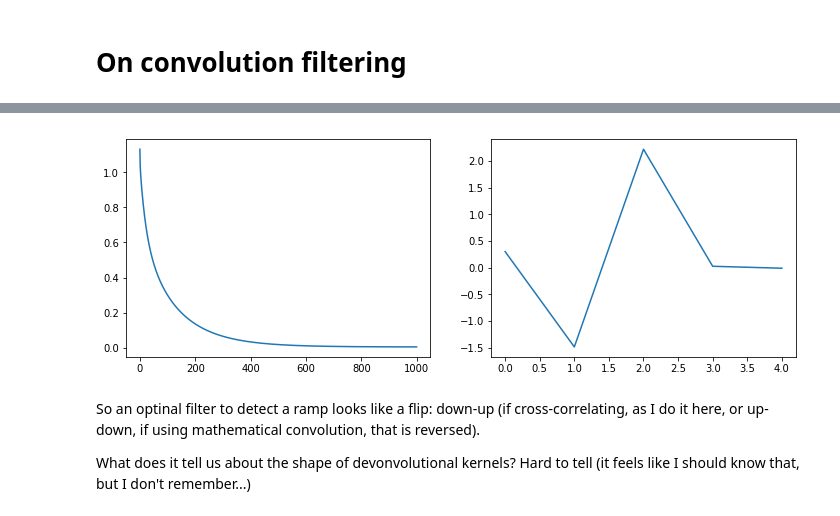
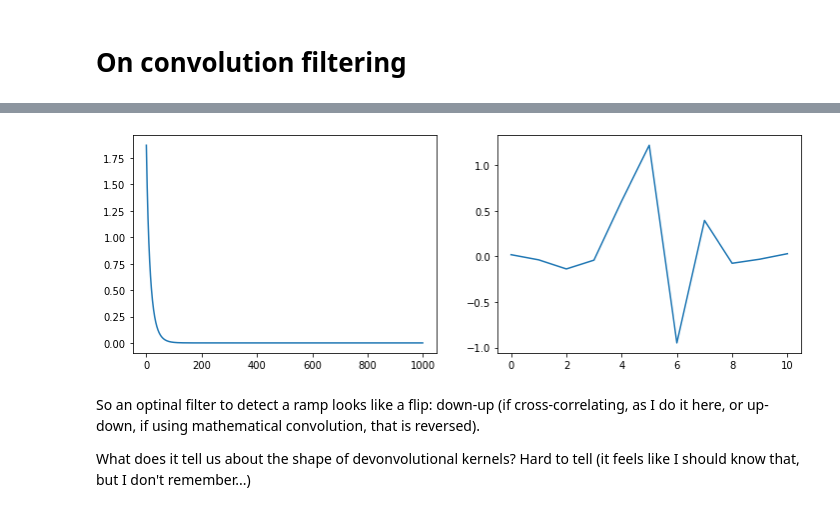
Before and after one commit to khakhalin/Sketches, a Jupyter notebook: sklearn_experiments/convolution.ipynb, the cells around one changed output, grey strips where cells are left out. Drawn from its saved outputs; the diff is of its cells as text; code cells hidden in the pictures.

Commit message:
Deconvolution - improved

```diff
--- a/sklearn_experiments/convolution.ipynb
+++ b/sklearn_experiments/convolution.ipynb
@@ -12,19 +8,18 @@ import matplotlib.pyplot as plt
 
 np.random.seed(1)
 # %%
-n = 7
+n = 15
 
-y = np.zeros(3*n)
+y = np.zeros(2*n)
 y[n] = 1
 
-x = np.zeros(3*n)
-for i in range(n,len(x)):
-    #x[i] = np.exp(-(i-n)/2)**2
-    x[i] = max(0,len(x)-i*2)
-# x += np.random.randn(len(x))*0.1
+p = np.array([1,3,4,-1,1])
+p = p/sum(p)
+
+x = np.convolve(y,p,mode='same')
 
 x = x/sum(x)
 plt.figure(figsize=(7,2))
 plt.plot(x,'r-');
-plt.stem(y);
+plt.stem(y, use_line_collection=True);
 # %% [output]
@@ -32,28 +31,31 @@ plt.stem(y);
 # %%
-wing = 2
+wing = 5    # Half-width of the deconvolution filter
 w = np.random.rand(2*wing + 1)
 b = 0
 
-alpha = 0.05
+alpha = 0.1
 n_steps = 1000
 
 L = np.zeros(n_steps)
 for t in range(n_steps):
+    dw = np.zeros(len(w))
+    db = 0
     for i in range(len(x)-len(w)):
         Y = np.dot(w,x[i:i+len(w)])+b     # Convolution layer
-        dw = (y[i+wing]-Y)*x[i:i+len(w)]
+        dw += (y[i+wing]-Y)*x[i:i+len(w)]
+        db += (y[i]-Y)*alpha
         L[t] += (Y-y[i+wing])**2
-        w += dw*alpha
-        b += (y[i]-Y)*alpha
+    w += dw*alpha
+    b += db
 
 # Plots
 plt.figure(figsize=(12,4))
 plt.subplot(121);
 plt.plot(L);
 plt.subplot(122);
 plt.plot(w);
 # %% [output]
-[figure, old version]
+[figure, new version]
 # %% [markdown]
 So an optinal filter to detect a ramp looks like a flip: down-up (if cross-correlating, as I do it here, or up-down, if using mathematical convolution, that is reversed).
 
```
Also changed, not shown: parts of 6 cells of this notebook.
